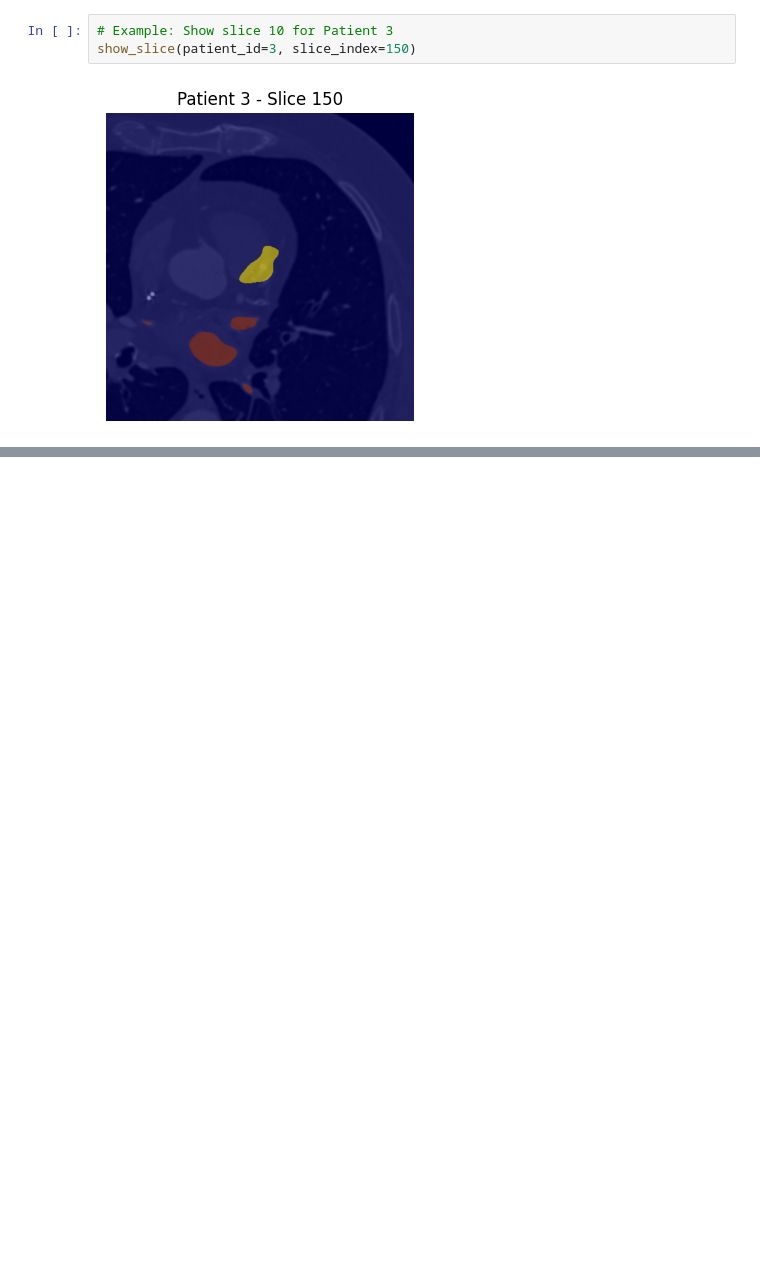
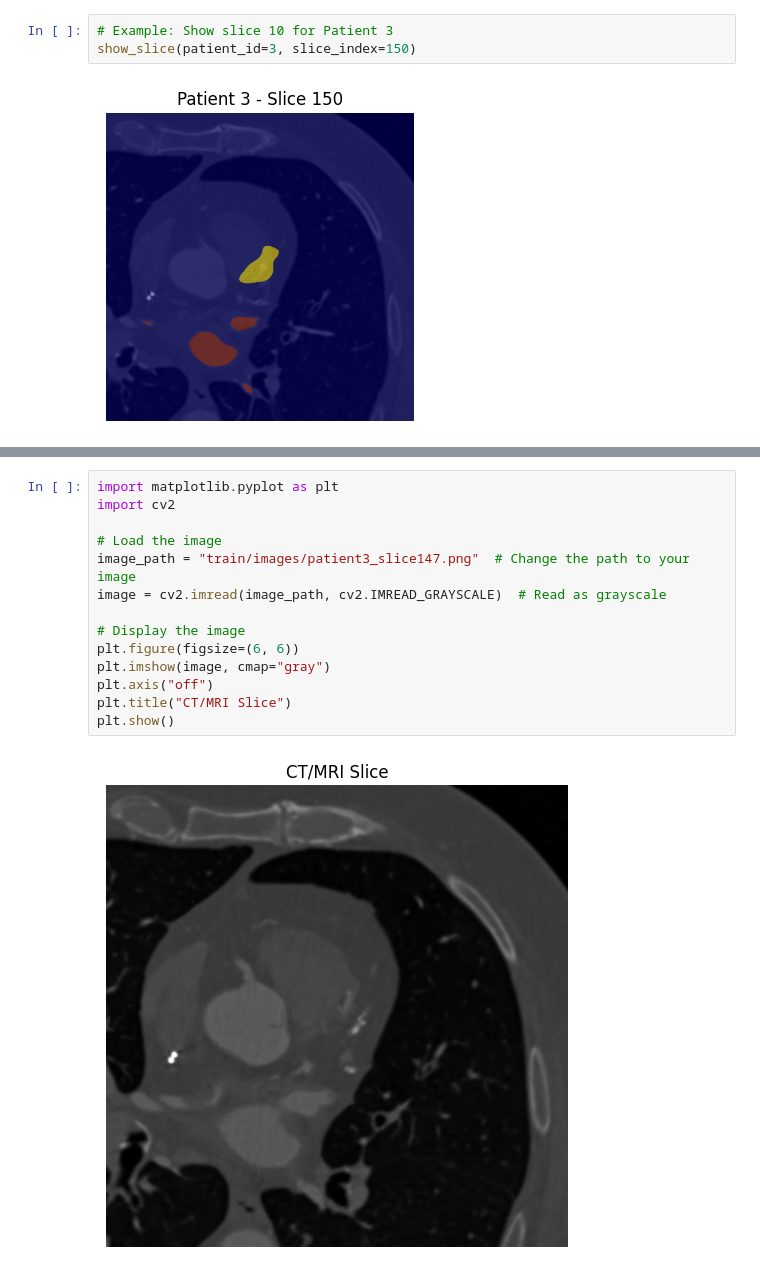
Before and after one commit to Kyvelos/Thesis, a Jupyter notebook: THESIS.ipynb, the cells around one changed output, grey strips where cells are left out. Cells and saved outputs as stored; diff of their text form; blank space fills up the shorter version.

```diff
--- a/THESIS.ipynb
+++ b/THESIS.ipynb
@@ -157,0 +230,16 @@ show_slice(patient_id=3, slice_index=150)
+# %%
+import matplotlib.pyplot as plt
+import cv2
+
+# Load the image
+image_path = "train/images/patient3_slice147.png"  # Change the path to your image
+image = cv2.imread(image_path, cv2.IMREAD_GRAYSCALE)  # Read as grayscale
+
+# Display the image
+plt.figure(figsize=(6, 6))
+plt.imshow(image, cmap="gray")
+plt.axis("off")
+plt.title("CT/MRI Slice")
+plt.show()
+# %% [output]
+[figure, added]
```
Also changed, not shown: parts of 23 cells of this notebook.
